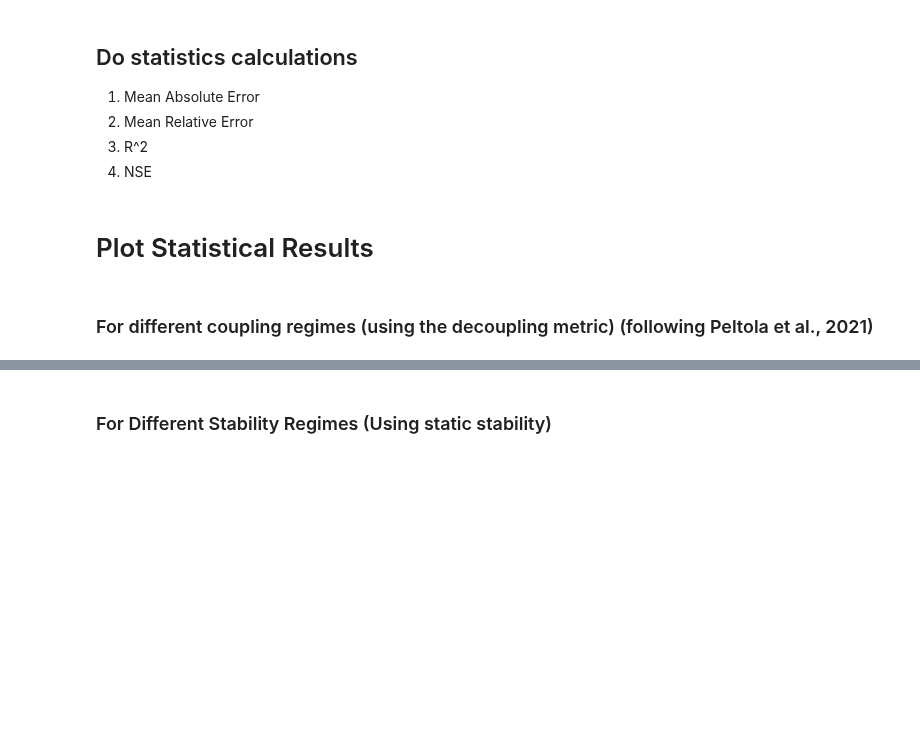
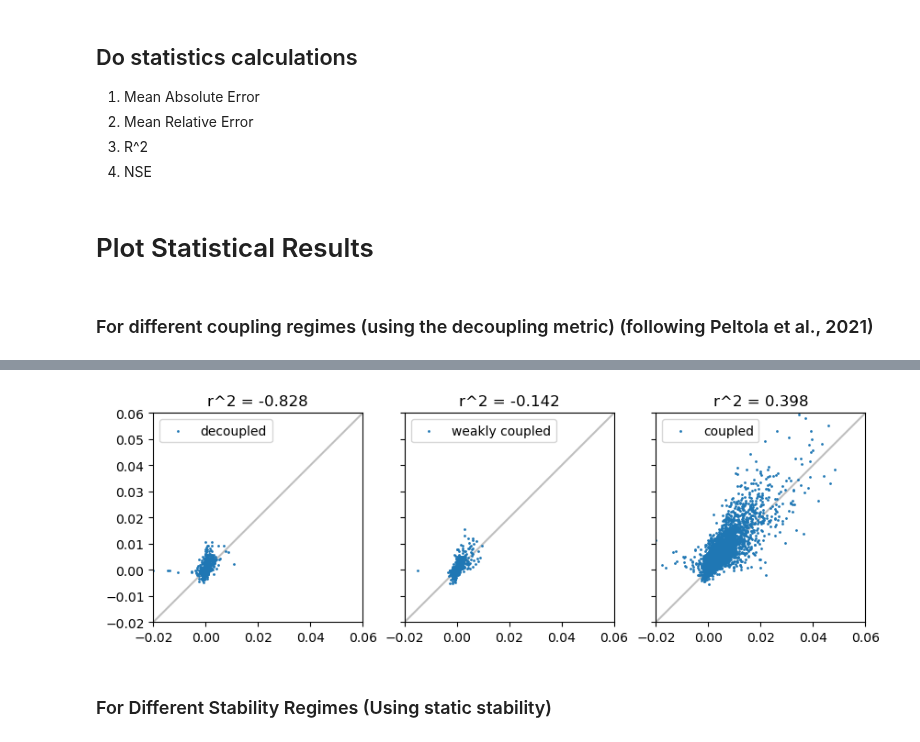
Before and after one commit to elischwat/sublimationofsnow, a Jupyter notebook: analysis/paper1/figure5_multimodel_comparison.ipynb, the cells around one changed output, grey strips where cells are left out. Saved outputs shown, nothing was run; the diff lists cells and outputs as text; code cells hidden in the pictures; blank space fills up the shorter version.

```diff
--- a/analysis/paper1/figure5_multimodel_comparison.ipynb
+++ b/analysis/paper1/figure5_multimodel_comparison.ipynb
@@ -851,7 +549,9 @@ select_turbpy_results_df = model_df[
     model_df['config'].isin([
         'MO Holtslag de Bruin andreas lengths Tsurf_c e_sat_alduchov 1e-05',
         'MO Holtslag de Bruin andreas lengths Tsurf_c e_sat_alduchov 0.0001',
-        'MO Holtslag de Bruin andreas lengths Tsurf_c e_sat_alduchov 0.0005'
+        'MO Holtslag de Bruin andreas lengths Tsurf_c e_sat_alduchov 0.0005',
+        'MO Holtslag de Bruin andreas lengths Tsurf_c e_sat_alduchov z0_andreas',
+        'MO Holtslag de Bruin andreas lengths Tsurf_c e_sat_alduchov z0_andreas_weekly',
     ])
 ]
 select_turbpy_results_df['z0'] = select_turbpy_results_df['z0'].astype('str')
@@ -891,0 +578,28 @@ model_meas_nonans_df
+# %%
+select_turbpy_results_df = select_turbpy_results_df.reset_index('time')
+select_turbpy_results_df['time'] = select_turbpy_results_df['time'].dt.tz_localize(None)
+select_turbpy_results_df = select_turbpy_results_df.set_index('time')
+
+select_coare_results_df = coare_model_results[['time', 'config', 'hlb_mm']].pivot(index='time', columns='config')
+select_coare_results_df.columns = select_coare_results_df.columns.droplevel(0)
+select_coare_results_df = select_coare_results_df[[
+    "Tsurf_c e_sat_alduchov 0.0001",
+    "Tsurf_c e_sat_alduchov 0.0005",
+    "Tsurf_c e_sat_alduchov 1e-05",
+    "Tsurf_c e_sat_alduchov z0_andreas",
+    "Tsurf_c e_sat_alduchov z0_andreas_weekly"
+]].rename(columns = {
+    "Tsurf_c e_sat_alduchov 0.0001": "coare (z0 = 0.0001)",
+    "Tsurf_c e_sat_alduchov 0.0005": "coare (z0 = 0.0005)",
+    "Tsurf_c e_sat_alduchov 1e-05": "coare (z0 = 1e-05)",
+    "Tsurf_c e_sat_alduchov z0_andreas": "coare (z0=z0_andreas)",
+    "Tsurf_c e_sat_alduchov z0_andreas_weekly": "coare (z0=z0_andreas_weekly)",
+})
+
+model_meas_df = measured_df.join(
+    select_turbpy_results_df
+).join(
+    select_coare_results_df
+)
+model_meas_nonans_df = model_meas_df.dropna()
+model_meas_nonans_df
@@ -1034,47 +765,49 @@ fig, axes = plt.subplots(1,3, figsize=(10,3), sharex=True, sharey=True)
 
 axes[0].scatter(
     model_meas_nonans_df[model_meas_nonans_df.index.isin(decoupled_times)]['measured'],
-    model_meas_nonans_df[model_meas_nonans_df.index.isin(decoupled_times)]['coare (z0 = 0.00001)'],
+    model_meas_nonans_df[model_meas_nonans_df.index.isin(decoupled_times)]['coare (z0 = 1e-05)'],
     s=1,
     label='decoupled'
 )
 axes[0].set_title(
     f"r^2 = {round(r2_score(
         model_meas_nonans_df[model_meas_nonans_df.index.isin(decoupled_times)]['measured'],
-        model_meas_nonans_df[model_meas_nonans_df.index.isin(decoupled_times)]['coare (z0 = 0.00001)'],
+        model_meas_nonans_df[model_meas_nonans_df.index.isin(decoupled_times)]['coare (z0 = 1e-05)'],
     ), 3)}"
 )
 axes[1].scatter(
     model_meas_nonans_df[model_meas_nonans_df.index.isin(weaklycoupled_times)]['measured'],
-    model_meas_nonans_df[model_meas_nonans_df.index.isin(weaklycoupled_times)]['coare (z0 = 0.00001)'],
+    model_meas_nonans_df[model_meas_nonans_df.index.isin(weaklycoupled_times)]['coare (z0 = 1e-05)'],
     s=1,
     label='weakly coupled'
 )
 axes[1].set_title(
     f"r^2 = {round(r2_score(
         model_meas_nonans_df[model_meas_nonans_df.index.isin(weaklycoupled_times)]['measured'],
-        model_meas_nonans_df[model_meas_nonans_df.index.isin(weaklycoupled_times)]['coare (z0 = 0.00001)'],
+        model_meas_nonans_df[model_meas_nonans_df.index.isin(weaklycoupled_times)]['coare (z0 = 1e-05)'],
     ), 3)}"
 )
 axes[2].scatter(
     model_meas_nonans_df[model_meas_nonans_df.index.isin(coupled_times)]['measured'],
-    model_meas_nonans_df[model_meas_nonans_df.index.isin(coupled_times)]['coare (z0 = 0.00001)'],
+    model_meas_nonans_df[model_meas_nonans_df.index.isin(coupled_times)]['coare (z0 = 1e-05)'],
     s=1,
     label='coupled'
 )
 axes[2].set_title(
     f"r^2 = {round(r2_score(
         model_meas_nonans_df[model_meas_nonans_df.index.isin(coupled_times)]['measured'],
-        model_meas_nonans_df[model_meas_nonans_df.index.isin(coupled_times)]['coare (z0 = 0.00001)'],
+        model_meas_nonans_df[model_meas_nonans_df.index.isin(coupled_times)]['coare (z0 = 1e-05)'],
     ), 3)}"
 )
 
 for ax in axes:
     ax.plot([-0.02,0.06],[-0.02,0.06], color='grey', alpha=0.5, zorder=-1)
     ax.set_xlim(-0.02,0.06)
     ax.set_ylim(-0.02,0.06)
     ax.set_aspect('equal')
     ax.legend()
+# %% [output]
+[figure, added]
 # %% [markdown]
 ### For Different Stability Regimes (Using static stability)
 # %%
```
Also changed, not shown: parts of 67 cells of this notebook, 4 other files.
